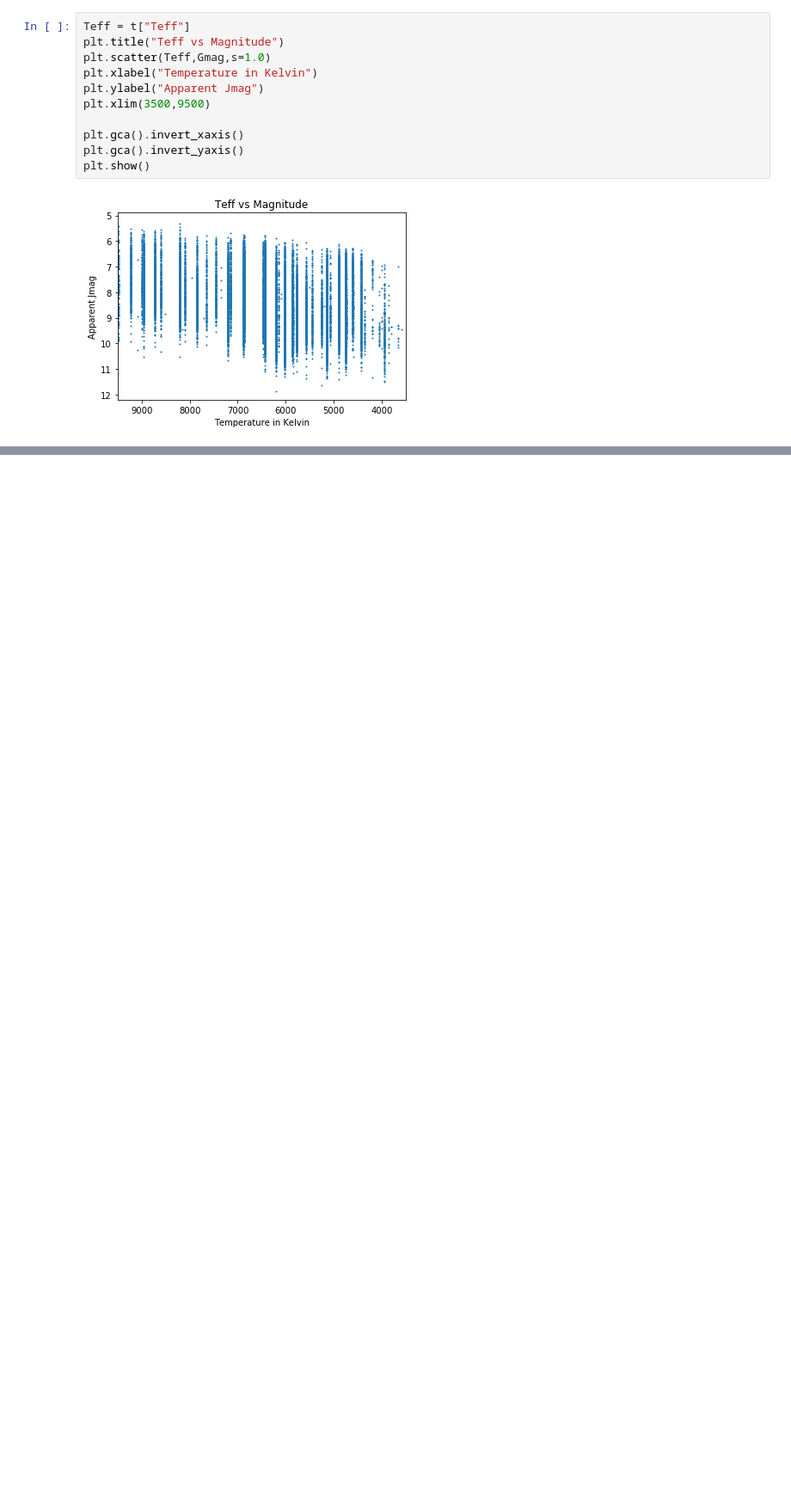
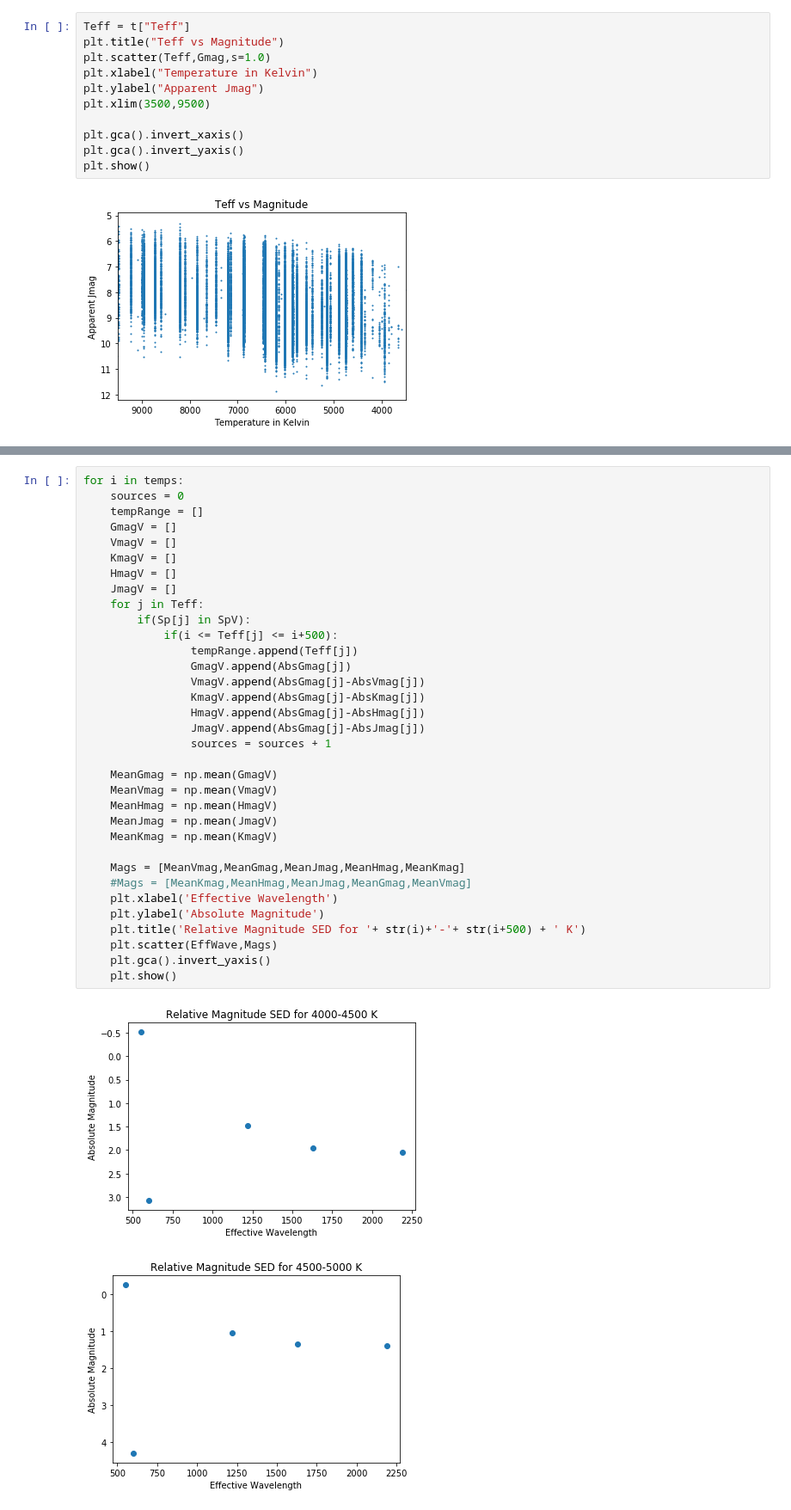
Before and after one commit to leemundy/GAIA, a Jupyter notebook: Work-Areas/khall/notebook/Data/StanCat Work.ipynb, the cells around one changed output, grey strips where cells are left out. Shown at 86% size. Drawn from its saved outputs; the diff is of its cells as text; blank space fills up the shorter version.

```diff
--- a/Work-Areas/khall/notebook/Data/StanCat Work.ipynb
+++ b/Work-Areas/khall/notebook/Data/StanCat Work.ipynb
@@ -104,0 +288,37 @@ print(SpV[0:30])
+# %%
+for i in temps:
+    sources = 0
+    tempRange = []
+    GmagV = []
+    VmagV = []
+    KmagV = []
+    HmagV = []
+    JmagV = []
+    for j in Teff:
+        if(Sp[j] in SpV):
+            if(i <= Teff[j] <= i+500):
+                tempRange.append(Teff[j])
+                GmagV.append(AbsGmag[j])
+                VmagV.append(AbsGmag[j]-AbsVmag[j])
+                KmagV.append(AbsGmag[j]-AbsKmag[j])
+                HmagV.append(AbsGmag[j]-AbsHmag[j])
+                JmagV.append(AbsGmag[j]-AbsJmag[j])
+                sources = sources + 1
+
+    MeanGmag = np.mean(GmagV)
+    MeanVmag = np.mean(VmagV)
+    MeanHmag = np.mean(HmagV)
+    MeanJmag = np.mean(JmagV)
+    MeanKmag = np.mean(KmagV)
+
+    Mags = [MeanVmag,MeanGmag,MeanJmag,MeanHmag,MeanKmag]
+    #Mags = [MeanKmag,MeanHmag,MeanJmag,MeanGmag,MeanVmag]
+    plt.xlabel('Effective Wavelength')
+    plt.ylabel('Absolute Magnitude')
+    plt.title('Relative Magnitude SED for '+ str(i)+'-'+ str(i+500) + ' K')
+    plt.scatter(EffWave,Mags)
+    plt.gca().invert_yaxis()
+    plt.show()
+# %% [output]
+[figure, added]
+[figure, added]
```
Also changed, not shown: parts of 15 cells of this notebook.
